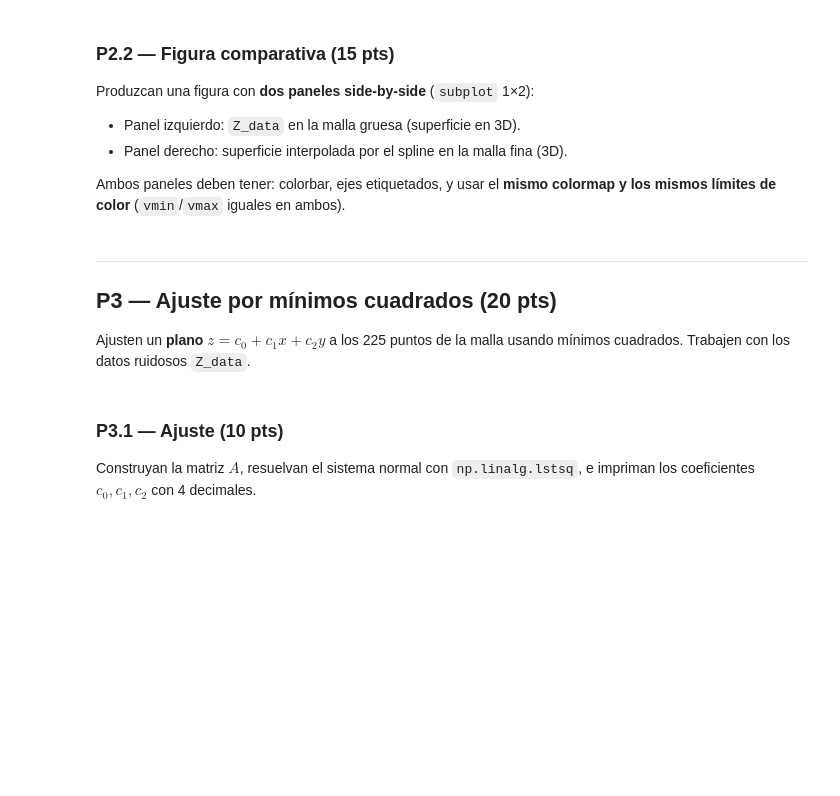
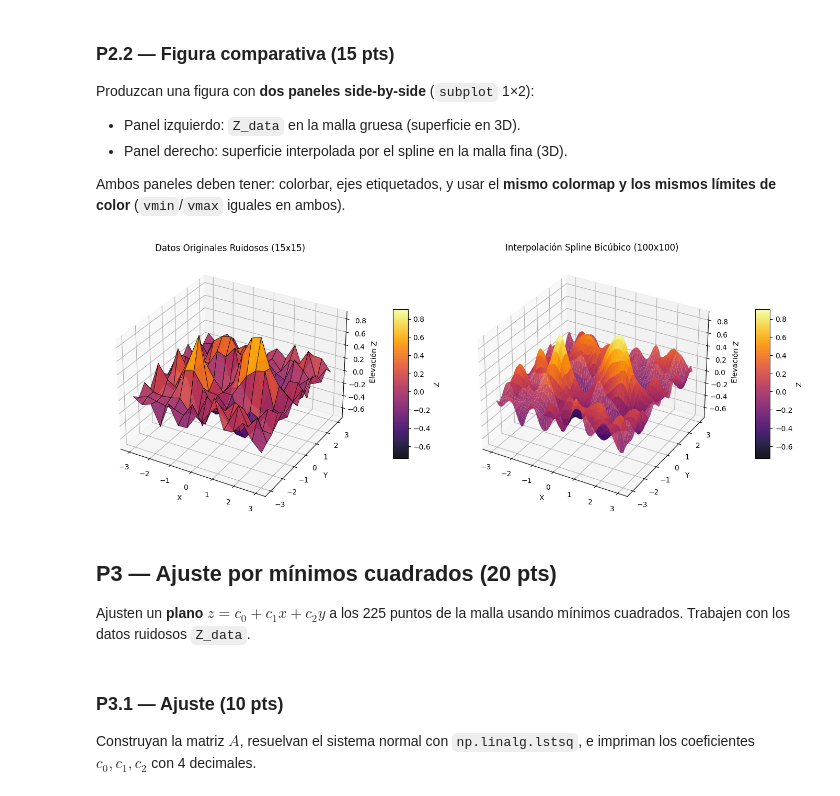
Before and after one commit to manubastidas/programacionCientifica, a Jupyter notebook: Evaluacion/castro_taborda_evaluacion1.ipynb, the cells around one changed output. Drawn from its saved outputs; the diff is of its cells as text; code cells hidden in the pictures; blank space fills up the shorter version.

Commit message:
add: interpolacion spline y ajuste LS

```diff
--- a/Evaluacion/castro_taborda_evaluacion1.ipynb
+++ b/Evaluacion/castro_taborda_evaluacion1.ipynb
@@ -181,3 +179,18 @@ Construyan el spline con `kx=3, ky=3` y evalúenlo en una malla fina de **100×1
+# %%
+# TODO P2.1: construir el spline bicúbico y evaluar en malla fina
+# 1
+spline_bicubico = RectBivariateSpline(x_raw, y_raw, Z_data, kx=3, ky=3)
+
+# 2. Creación de la malla fina (100x100 puntos)
+n_fina = 100
+x_fina = np.linspace(-3, 3, n_fina)
+y_fina = np.linspace(-3, 3, n_fina)
+
+# Creamos las matrices 2D para la malla fina
+X_fina, Y_fina = np.meshgrid(x_fina, y_fina, indexing='ij')
+
+# 3. Evaluación del Spline en la malla fina
+Z_spline = spline_bicubico(x_fina, y_fina)
 # %% [markdown]
 ### P2.2 — Figura comparativa (15 pts)
 
@@ -191,5 +202,47 @@ Ambos paneles deben tener: colorbar, ejes etiquetados, y usar el **mismo colorma
+# %%
+# 1. Definir límites de color globales (vmin, vmax)
+# Calculamos el mínimo y máximo absoluto entre ambas superficies para unificar la escala
+color_min = min(Z_data.min(), Z_spline.min())
+color_max = max(Z_data.max(), Z_spline.max())
+mapa_color = 'inferno'
+
+# 2. Crear la figura y los subplots indicando que son en 3D
+fig = plt.figure(figsize=(14, 6))
+
+# --- PANEL IZQUIERDO: Datos Originales (Z_data) ---
+ax1 = fig.add_subplot(1, 2, 1, projection='3d')
+# Graficamos la superficie. Le ponemos edgecolor para ver la cuadrícula de 15x15
+surf1 = ax1.plot_surface(X_raw, Y_raw, Z_data, cmap=mapa_color,
+                         vmin=color_min, vmax=color_max,
+                         edgecolor='black', linewidth=0.5, alpha=0.9)
+
+ax1.set_title('Datos Originales Ruidosos (15x15)')
+ax1.set_xlabel('X')
+ax1.set_ylabel('Y')
+ax1.set_zlabel('Elevación Z')
+# Colorbar exclusivo para el panel izquierdo
+fig.colorbar(surf1, ax=ax1, shrink=0.5, aspect=10, pad=0.1, label='Z')
+
+# --- PANEL DERECHO: Interpolación Spline (Z_spline) ---
+ax2 = fig.add_subplot(1, 2, 2, projection='3d')
+# Graficamos la superficie fina.
+surf2 = ax2.plot_surface(X_fina, Y_fina, Z_spline, cmap=mapa_color,
+                         vmin=color_min, vmax=color_max,
+                         edgecolor='none', alpha=0.9)
+
+ax2.set_title('Interpolación Spline Bicúbico (100x100)')
+ax2.set_xlabel('X')
+ax2.set_ylabel('Y')
+ax2.set_zlabel('Elevación Z')
+# Colorbar exclusivo para el panel derecho
+fig.colorbar(surf2, ax=ax2, shrink=0.5, aspect=10, pad=0.1, label='Z')
+
+# Ajustamos el layout para que no se superpongan
+plt.tight_layout()
+plt.show()
+# %% [output]
+[figure, added]
 # %% [markdown]
----
 ## P3 — Ajuste por mínimos cuadrados (20 pts)
 
 Ajusten un **plano** $z = c_0 + c_1 x + c_2 y$ a los 225 puntos de la malla usando mínimos cuadrados. Trabajen con los datos ruidosos `Z_data`.
```
Also changed, not shown: parts of 6 cells of this notebook.
